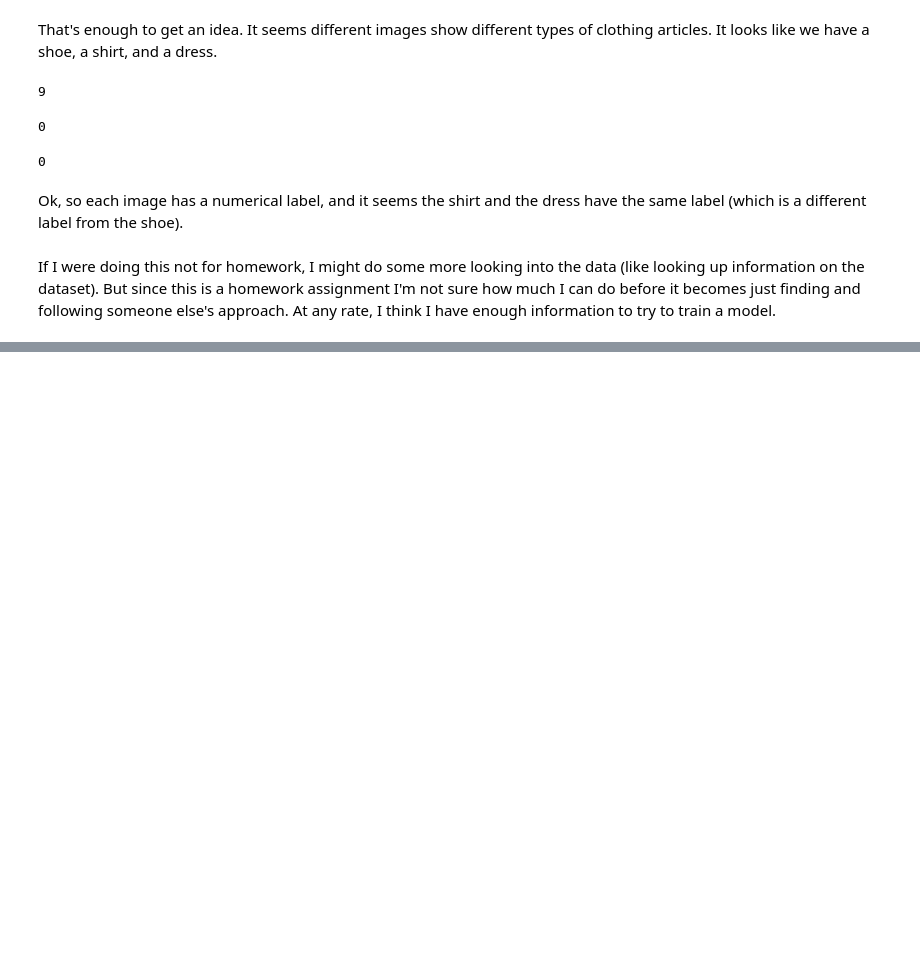
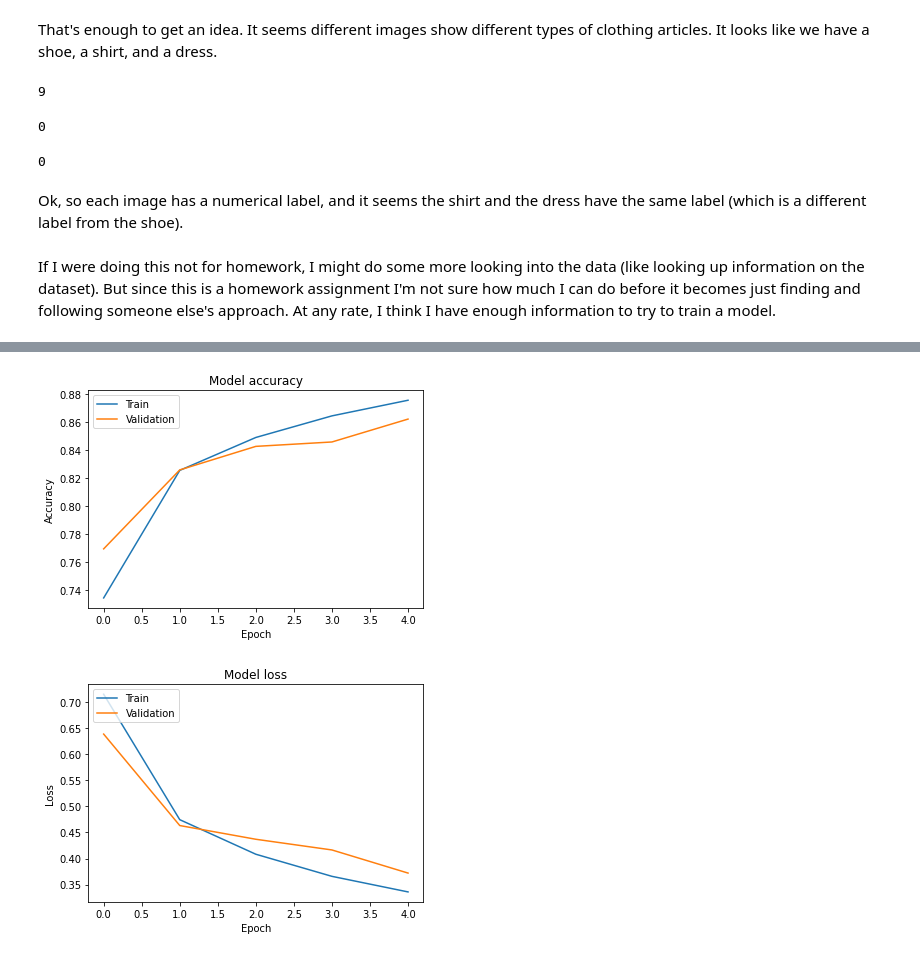
Before and after one commit to cmd16/cs344-artificial-intelligence, a Jupyter notebook: hw04/hw_04.ipynb, the cells around one changed output, grey strips where cells are left out. Drawn from its saved outputs; the diff is of its cells as text; code cells hidden in the pictures; blank space fills up the shorter version.

```diff
--- a/hw04/hw_04.ipynb
+++ b/hw04/hw_04.ipynb
@@ -101,0 +283,36 @@ In our example of mnist in class, we did a reshape step. But as far as I can tel
+# %%
+model = models.Sequential()
+model.name="img_input-1"
+
+# I can't figure out how to add this step!
+# Our input feature map is 28x28x3: 28x28 for the image pixels, and 3 for
+# the three color channels: R, G, and B
+img_input = layers.Input(shape=(28, 28, 3))
+
+# First convolution extracts 16 filters that are 3x3
+# Convolution is followed by max-pooling layer with a 2x2 window
+model.add(layers.Conv2D(16, (3,3), activation='relu'))
+model.add(layers.MaxPooling2D(2))
+
+# Second convolution extracts 32 filters that are 3x3
+# Convolution is followed by max-pooling layer with a 2x2 window
+model.add(layers.Conv2D(32, (3,3), activation='relu'))
+model.add(layers.MaxPooling2D(2))
+
+# Third convolution extracts 64 filters that are 3x3
+# Convolution is followed by max-pooling layer with a 2x2 window
+model.add(layers.Conv2D(64, (3,3), activation='relu'))
+model.add(layers.MaxPooling2D(2))
+
+# Flatten feature map to a 1-dim tensor so we can add fully connected layers
+model.add(layers.Flatten())
+
+# Create a fully connected layer with ReLU activation and 512 hidden units
+model.add(layers.Dense(512, activation='relu'))
+
+# 10-way classification
+model.add(layers.Dense(10, activation='softmax'))
+# %%
+model.compile(optimizer='rmsprop', loss='categorical_crossentropy', metrics=['accuracy'])
+hist = model.fit(train_data, train_targets, validation_split=0.25, epochs=5, batch_size=64)
+# model.evaluate(test_data, test_targets)
@@ -101,0 +331,5 @@ In our example of mnist in class, we did a reshape step. But as far as I can tel
+# %%
+plot_metrics(hist)
+# %% [output]
+[figure, added]
+[figure, added]
```
Also changed, not shown: parts of 32 cells of this notebook.
